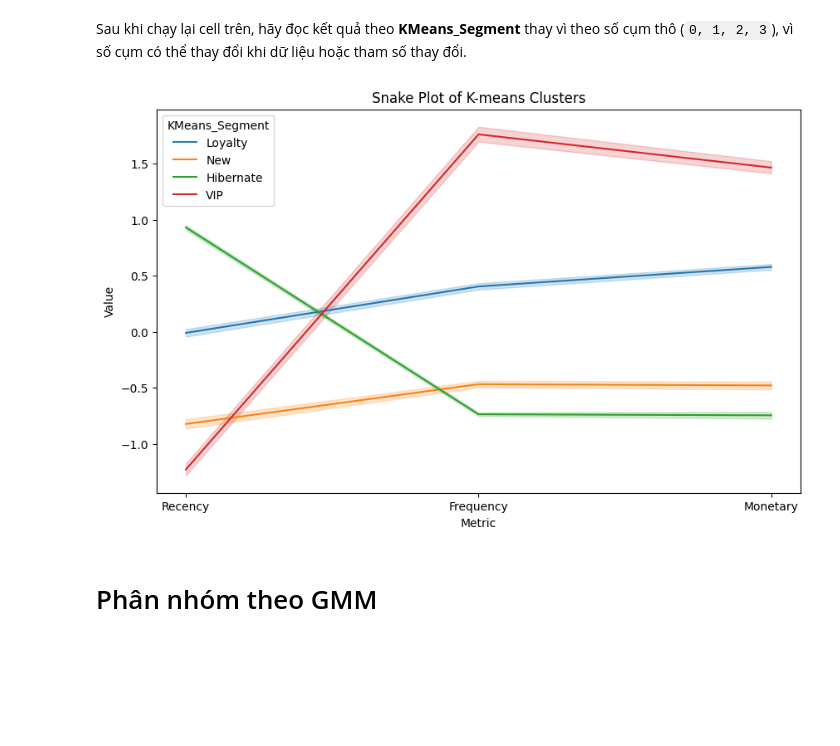
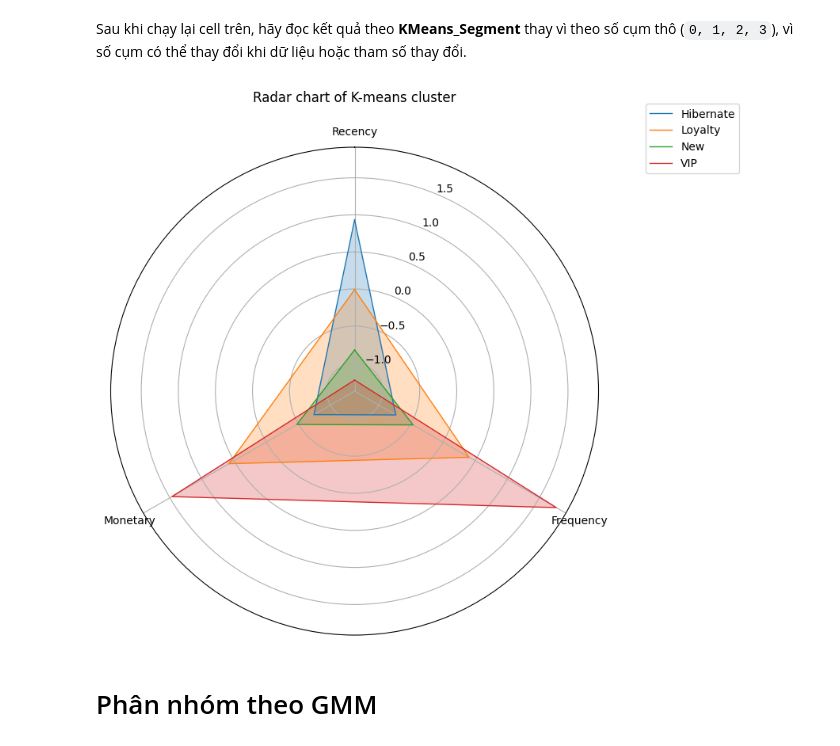
Before and after one commit to dieulinh24071-boop/Midterm-2_Group1_RFM, a Jupyter notebook: RFM_GroupN1_fixed_2.ipynb, the cells around one changed output. Drawn from its saved outputs; the diff is of its cells as text; code cells hidden in the pictures; blank space fills up the shorter version.

```diff
--- a/RFM_GroupN1_fixed_2.ipynb
+++ b/RFM_GroupN1_fixed_2.ipynb
@@ -579,26 +605,39 @@ Hibernate    0.047470
 Name: returned, dtype: float64
 # %% [markdown]
 Sau khi chạy lại cell trên, hãy đọc kết quả theo **KMeans_Segment** thay vì theo số cụm thô (`0, 1, 2, 3`), vì số cụm có thể thay đổi khi dữ liệu hoặc tham số thay đổi.
-# %%
-# Snake plot cho K-means cluster
-plot_kmeans = rfm_scaled_df.copy()
-plot_kmeans['Cluster'] = rfm['Cluster']
-plot_kmeans['KMeans_Segment'] = rfm['KMeans_Segment']
-
-rfm_melted = pd.melt(
-    plot_kmeans.reset_index(),
-    id_vars=['CustomerID', 'Cluster','KMeans_Segment'],
-    value_vars=['Recency', 'Frequency', 'Monetary'],
-    var_name='Metric',
-    value_name='Value'
-)
-
-plt.figure(figsize=(10, 6))
-sns.lineplot(data=rfm_melted, x='Metric', y='Value', hue='KMeans_Segment')
-plt.title('Snake Plot of K-means Clusters')
-plt.show()
-# %% [output]
-[figure, removed]
+# %%
+# Biểu đồ radar cho K-means cluster
+rfm_scaled_with_clusters = rfm_scaled_df.copy()
+rfm_scaled_with_clusters['KMeans_Segment'] = rfm['KMeans_Segment']
+
+radar_data = rfm_scaled_with_clusters.groupby('KMeans_Segment')[['Recency', 'Frequency', 'Monetary']].mean().reset_index()
+
+labels = np.array(['Recency', 'Frequency', 'Monetary'])
+num_vars = len(labels)
+
+angles = np.linspace(0, 2 * np.pi, num_vars, endpoint=False).tolist()
+angles += angles[:1]
+
+fig, ax = plt.subplots(figsize=(8, 8), subplot_kw=dict(polar=True))
+
+for i, row in radar_data.iterrows():
+    values = row[labels].values.flatten().tolist()
+    values += values[:1]
+    ax.plot(angles, values, linewidth=1, linestyle='solid', label=row['KMeans_Segment'])
+    ax.fill(angles, values, alpha=0.25)
+
+ax.set_theta_offset(np.pi / 2)
+ax.set_theta_direction(-1)
+
+ax.set_xticks(angles[:-1])
+ax.set_xticklabels(labels)
+
+ax.set_title('Radar chart of K-means cluster', y=1.08)
+ax.legend(loc='upper right', bbox_to_anchor=(1.3, 1.1))
+
+plt.show()
+# %% [output]
+[figure, added]
 # %% [markdown]
 # Phân nhóm theo GMM
 # %%
```
Also changed, not shown: parts of 20 cells of this notebook.
